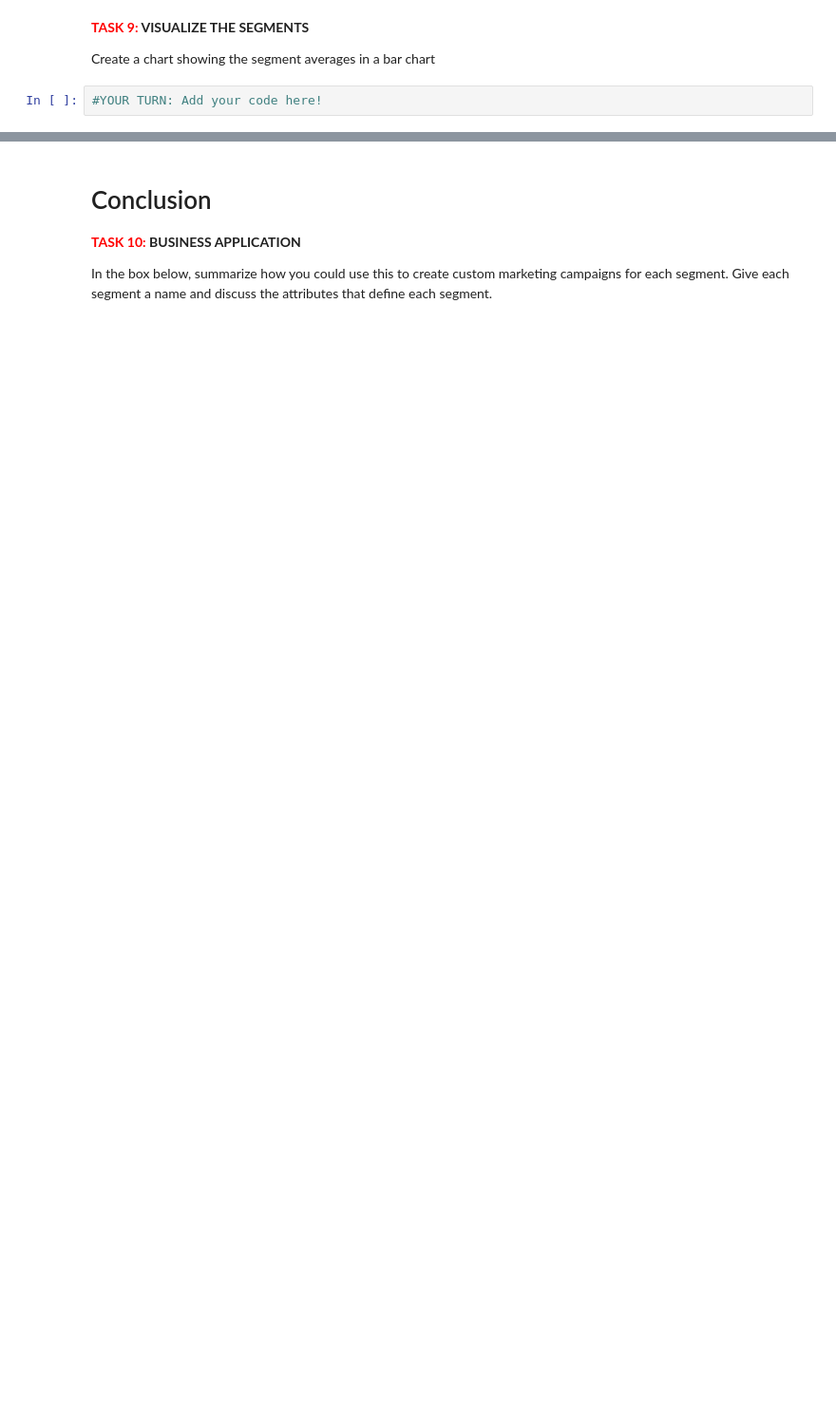
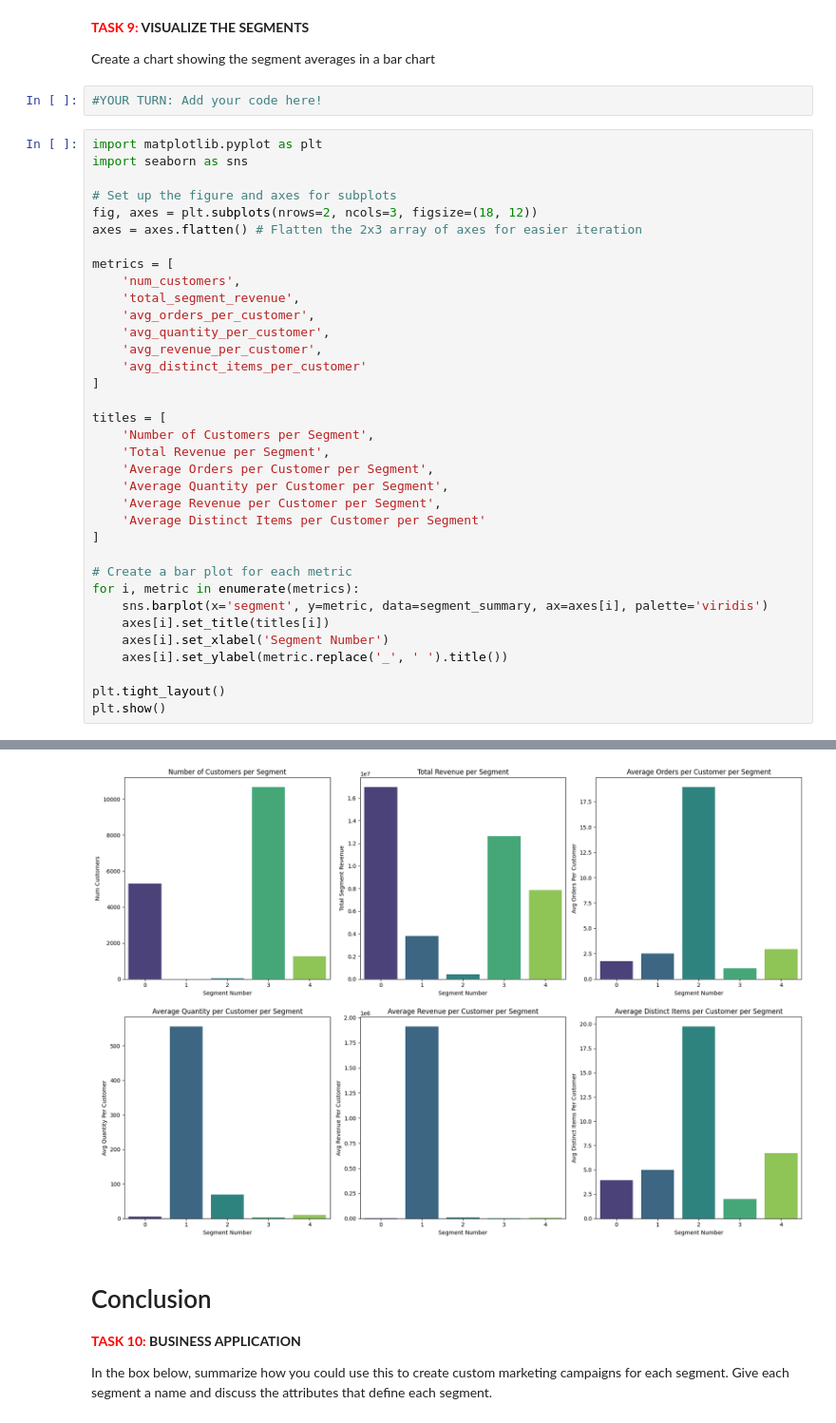
Before and after one commit to JonathanW20/IS6010Lab5, a Jupyter notebook: notebooks/lab5_retail_sales_analysis.ipynb, the cells around one changed output, grey strips where cells are left out. Shown at 95% size. Drawn from its saved outputs; the diff is of its cells as text; blank space fills up the shorter version.

```diff
--- a/notebooks/lab5_retail_sales_analysis.ipynb
+++ b/notebooks/lab5_retail_sales_analysis.ipynb
@@ -349,3 +384,39 @@ Create a summary table with the following columns:
 Create a chart showing the segment averages in a bar chart
 # %%
 #YOUR TURN: Add your code here!
+# %%
+import matplotlib.pyplot as plt
+import seaborn as sns
+
+# Set up the figure and axes for subplots
+fig, axes = plt.subplots(nrows=2, ncols=3, figsize=(18, 12))
+axes = axes.flatten() # Flatten the 2x3 array of axes for easier iteration
+
+metrics = [
+    'num_customers',
+    'total_segment_revenue',
+    'avg_orders_per_customer',
+    'avg_quantity_per_customer',
+    'avg_revenue_per_customer',
+    'avg_distinct_items_per_customer'
+]
+
+titles = [
+    'Number of Customers per Segment',
+    'Total Revenue per Segment',
+    'Average Orders per Customer per Segment',
+    'Average Quantity per Customer per Segment',
+    'Average Revenue per Customer per Segment',
+    'Average Distinct Items per Customer per Segment'
+]
+
+# Create a bar plot for each metric
+for i, metric in enumerate(metrics):
+    sns.barplot(x='segment', y=metric, data=segment_summary, ax=axes[i], palette='viridis')
+    axes[i].set_title(titles[i])
+    axes[i].set_xlabel('Segment Number')
+    axes[i].set_ylabel(metric.replace('_', ' ').title())
+
+plt.tight_layout()
+plt.show()
+# %% [output]
@@ -352,3 +440,4 @@ Create a chart showing the segment averages in a bar chart
+[figure, added]
 # %% [markdown]
 # Conclusion
 
```
Also changed, not shown: parts of 4 cells of this notebook.
